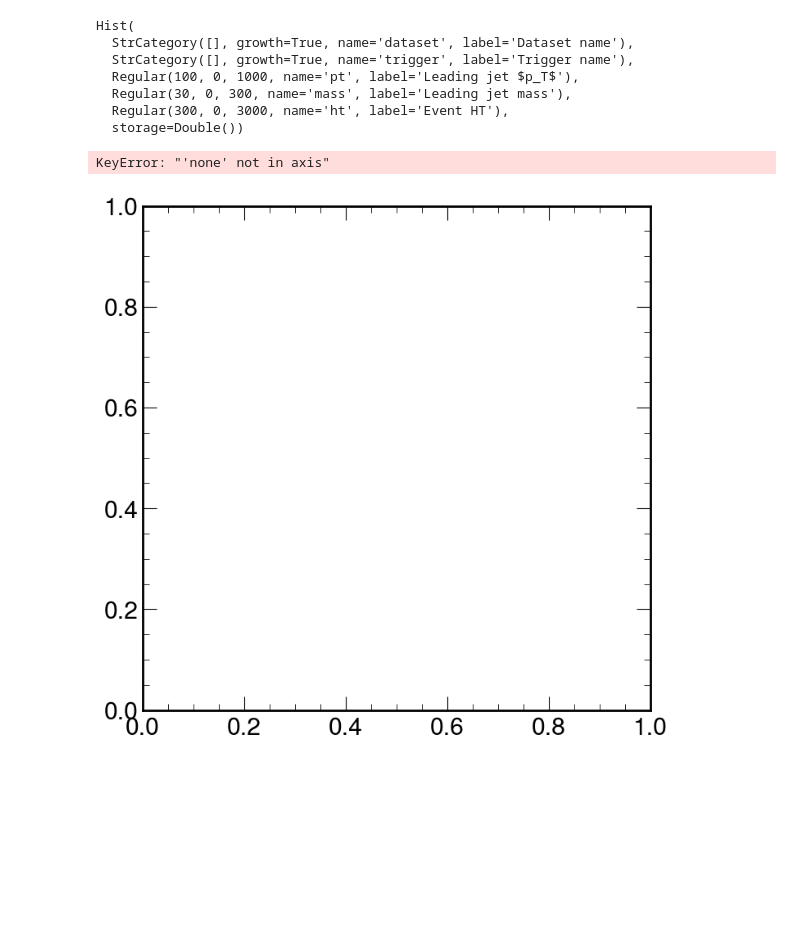
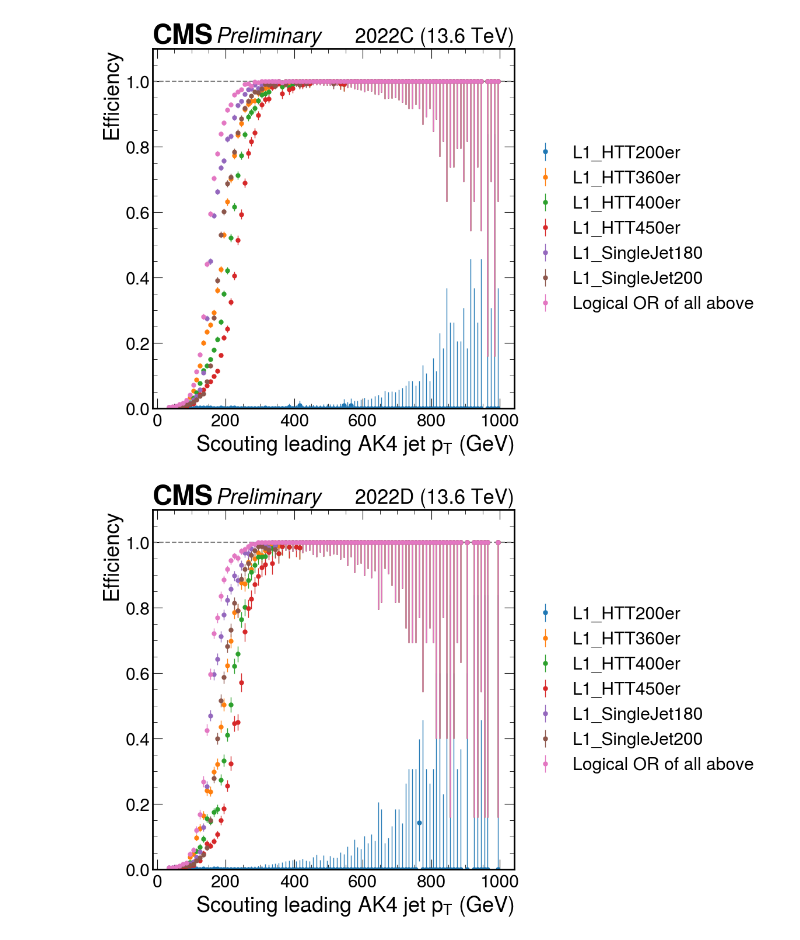
Before and after one commit to alintulu/PNCalibration, a Jupyter notebook: trigger.ipynb, the cells around one changed output. Cells and saved outputs as stored; diff of their text form; code cells hidden in the pictures; blank space fills up the shorter version.

```diff
--- a/trigger.ipynb
+++ b/trigger.ipynb
@@ -144,13 +20,3 @@ mplhep.cms.label(ax=ax1, data=True, year="2022E", com=13.6, label="Private", lum
-# %%
-out["ak8"]
-# %% [output]
-Hist(
-  StrCategory([], growth=True, name='dataset', label='Dataset name'),
-  StrCategory([], growth=True, name='trigger', label='Trigger name'),
-  Regular(100, 0, 1000, name='pt', label='Leading jet $p_T$'),
-  Regular(30, 0, 300, name='mass', label='Leading jet mass'),
-  Regular(300, 0, 3000, name='ht', label='Event HT'),
-  storage=Double())
 # %%
 import warnings
 warnings.filterwarnings("ignore", "invalid value encountered in divide")
@@ -170,13 +36,13 @@ for era in ["C", "D", "E", "F", "G"]:
         'any': "#2F9599",
     }
 
-    triggers = ['L1_HTT360er', 'L1_HTT400er', 'L1_HTT450er', 'L1_SingleJet180', 'L1_SingleJet200', 'any']
+    triggers = ['L1_HTT200er', 'L1_HTT360er', 'L1_HTT400er', 'L1_HTT450er', 'L1_SingleJet180', 'L1_SingleJet200', 'any']
     #triggers = ['PFHT780', 'PFHT1050', 'PFJet200', 'PFJet260', 'PFJet320', 'PFJet400', 'PFJet450', 'PFJet500', 'PFJet550', 'PFHT590', 'PFHT680', 'PFHT430', 'PFHT510', 'PFHT250', 'PFHT890', 'PFHT370', 'PFJet110', 'PFJet140', 'PFHT180', 'PFJet40', 'PFJet60', 'any']
 
     for trigger in triggers:
 
         ptproj = (
-            out["ak8"]
+            out["ak4"]
             .project("pt", "trigger", "dataset")
         )
         denom = ptproj[:, hist.loc("none"), hist.loc(dataset)]
@@ -203,34 +69,34 @@ for era in ["C", "D", "E", "F", "G"]:
 
         # removing large errors in empty bins
         error_low[error_low == 1] = 0
         error_high[error_high == 1] = 0
 
         # stacking errors
         error = np.concatenate((error_low.reshape(error_low.shape[0], 1), error_high.reshape(error_high.shape[0], 1)), axis=1)
 
         data_err_opts = {
                 'linestyle': 'none',
                 'marker': '.',
                 'markersize': 10.,
                 'elinewidth': 1,
             }
 
         ax.errorbar(
                         num.axes[0].centers,
                         efficiency,
                         yerr=error.T,
-                        color=colours[trigger],
+                        #color=colours[trigger],
                         label=trigger if trigger != "any" else "Logical OR of all above",
                         **data_err_opts,
                     )
 
     mplhep.cms.label(ax=ax, data=True, year=dataset, com=13.6, label="Preliminary")
-    ax.set_xlabel(r"Scouting leading AK8 jet $p_T$ (GeV)")
+    ax.set_xlabel(r"Scouting leading AK4 jet $p_T$ (GeV)")
     ax.set_ylim(0, 1.1)
     ax.axhline(y=1, linestyle="--", color="gray")
     ax.legend(loc='center left', bbox_to_anchor=(1, 0.5))
     ax.set_ylabel("Efficiency")
     #ax.set_xlim(0, 1500)
 # %% [output]
-KeyError: "'none' not in axis"
-[figure, old version]
+[figure, new version]
+[figure, added]
```
Also changed, not shown: parts of 10 cells of this notebook, 12 other files.
